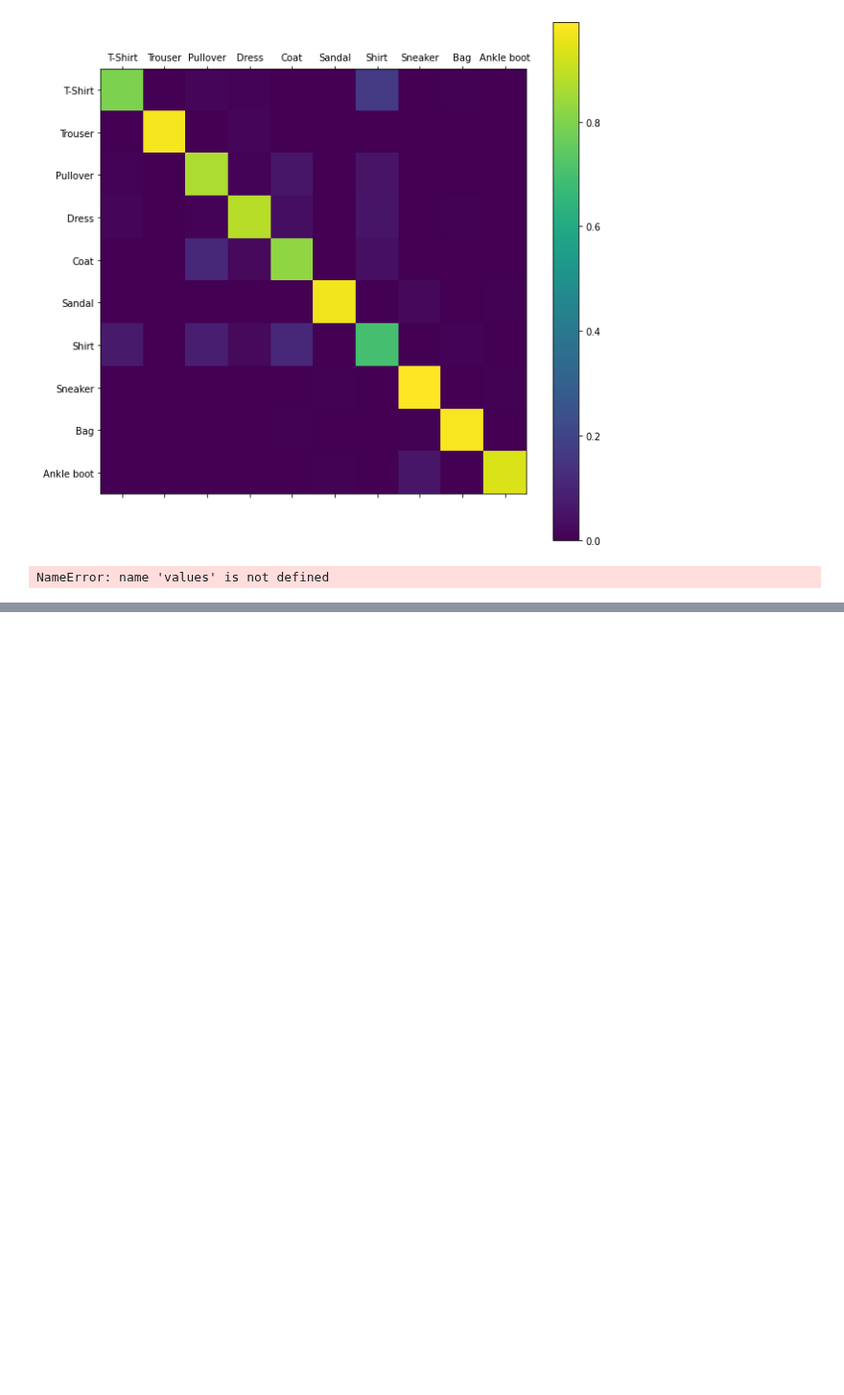
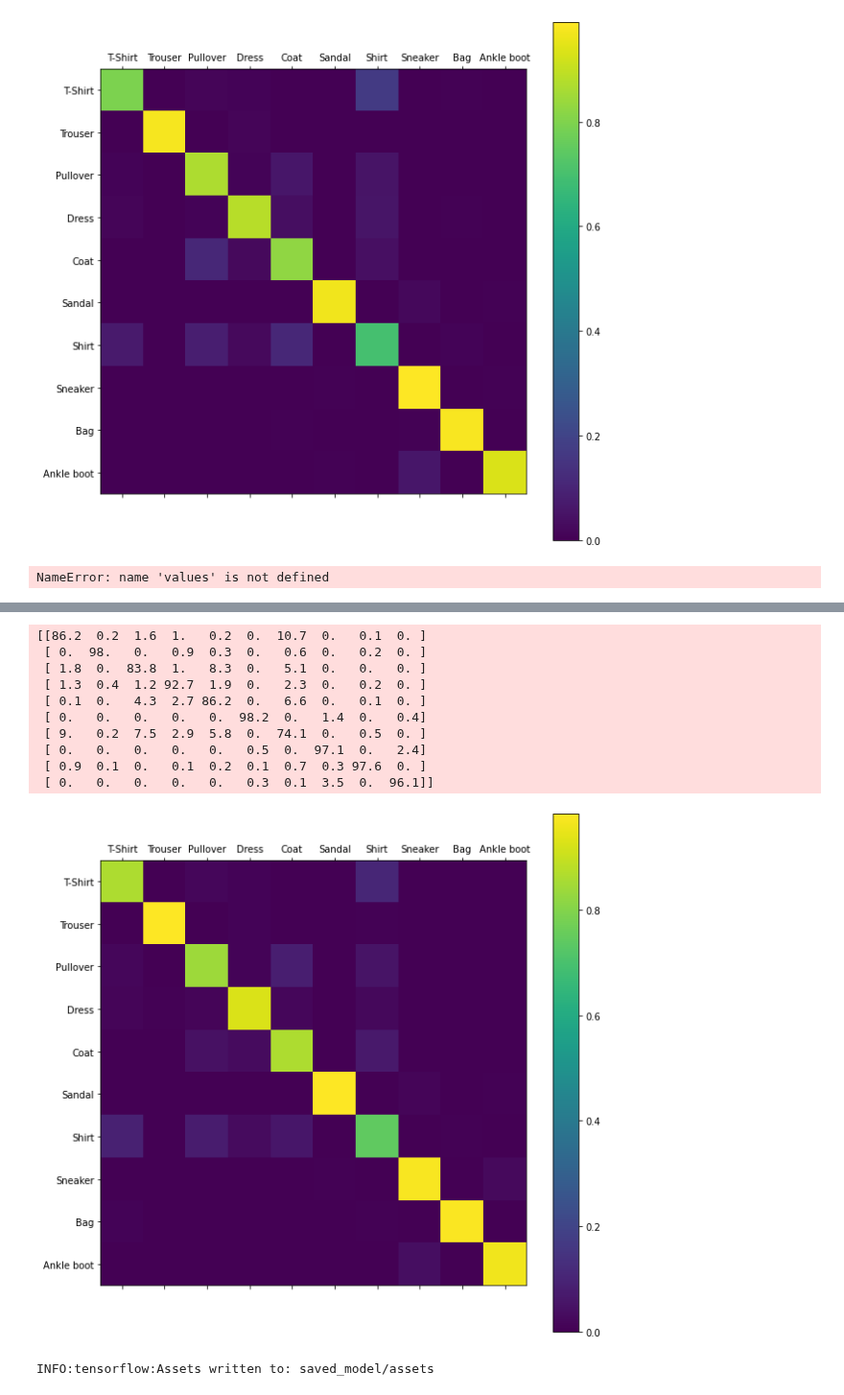
Before and after one commit to mortenhaahr/MAL, a Jupyter notebook: fashion-mnist/fashion-mnist-models.ipynb, the cells around one changed output, grey strips where cells are left out. Shown at 96% size. Drawn from its saved outputs; the diff is of its cells as text; code cells hidden in the pictures; blank space fills up the shorter version.

```diff
--- a/fashion-mnist/fashion-mnist-models.ipynb
+++ b/fashion-mnist/fashion-mnist-models.ipynb
@@ -610,0 +698,37 @@ NameError: name 'values' is not defined
+# %%
+from sklearn.metrics import confusion_matrix
+import matplotlib.pyplot as plt
+
+
+y_pred = model.predict(X_test)
+cm = confusion_matrix(y_test.argmax(axis=1), y_pred.argmax(axis=1))
+row_sums = cm.sum(axis=1, keepdims=True)
+cm = cm / row_sums
+
+cats = ['T-Shirt', 'Trouser', 'Pullover', 'Dress', 'Coat', 'Sandal', 'Shirt', 'Sneaker', 'Bag', 'Ankle boot']
+
+fig, ax = plt.subplots(figsize=(10, 10))
+im = ax.matshow(cm)
+ax.set_xticklabels(cats)
+ax.set_yticklabels(cats)
+ax.set_xticks(range(len(cats)))
+ax.set_yticks(range(len(cats)))
+fig.colorbar(im, ax=ax)
+print(cm * 100)
+# %% [output]
+[[86.2  0.2  1.6  1.   0.2  0.  10.7  0.   0.1  0. ]
+ [ 0.  98.   0.   0.9  0.3  0.   0.6  0.   0.2  0. ]
+ [ 1.8  0.  83.8  1.   8.3  0.   5.1  0.   0.   0. ]
+ [ 1.3  0.4  1.2 92.7  1.9  0.   2.3  0.   0.2  0. ]
+ [ 0.1  0.   4.3  2.7 86.2  0.   6.6  0.   0.1  0. ]
+ [ 0.   0.   0.   0.   0.  98.2  0.   1.4  0.   0.4]
+ [ 9.   0.2  7.5  2.9  5.8  0.  74.1  0.   0.5  0. ]
+ [ 0.   0.   0.   0.   0.   0.5  0.  97.1  0.   2.4]
+ [ 0.9  0.1  0.   0.1  0.2  0.1  0.7  0.3 97.6  0. ]
+ [ 0.   0.   0.   0.   0.   0.3  0.1  3.5  0.  96.1]]
+[figure, added]
+# %%
+# Save
+model.save('saved_model')
+# %% [output]
+INFO:tensorflow:Assets written to: saved_model/assets
```
Also changed, not shown: parts of 3 cells of this notebook, 3 other files.
